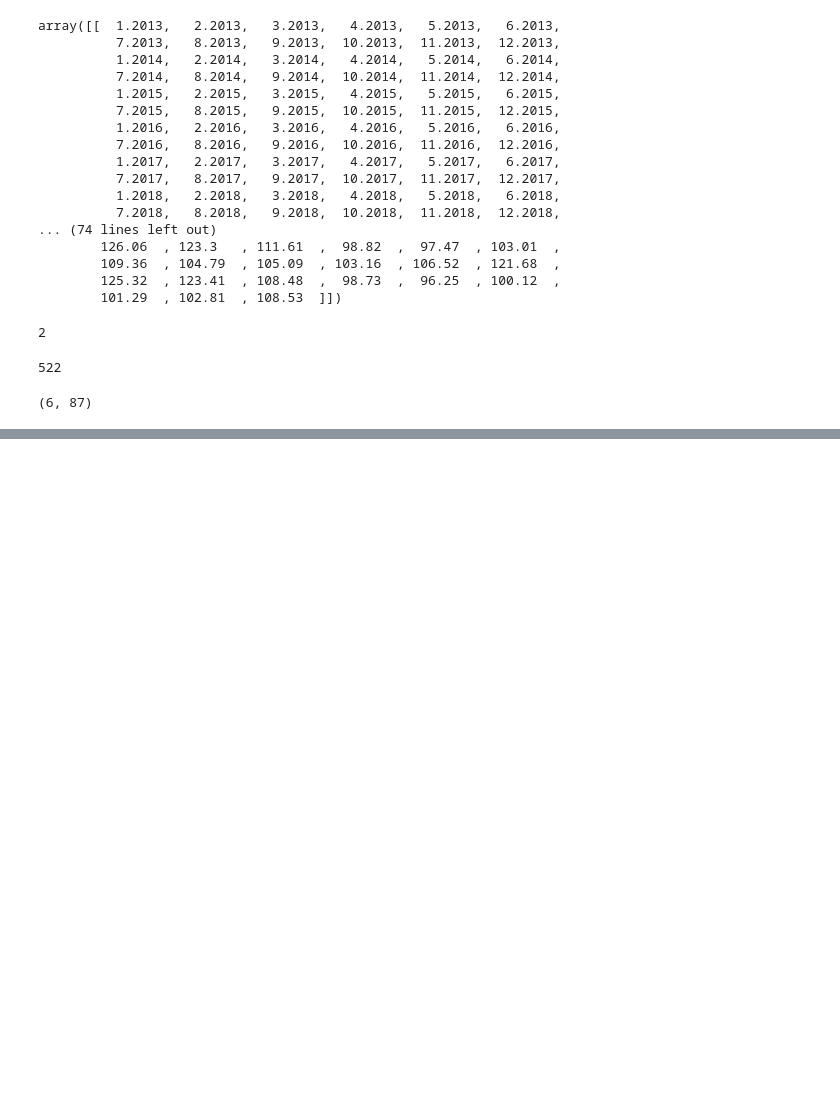
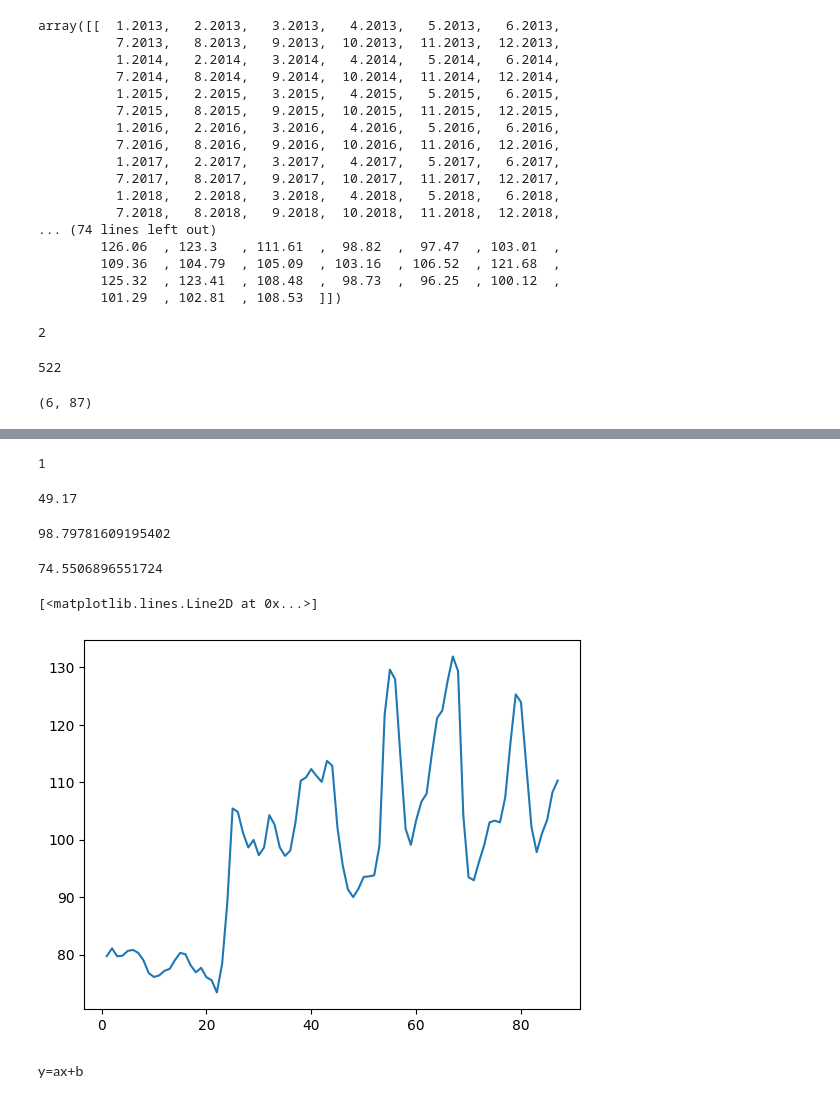
Before and after one commit to leogsantos/estudos-alura, a Jupyter notebook: Python/Python Data Science/Numpy/numpy_curso.ipynb, the cells around one changed output, grey strips where cells are left out. Drawn from its saved outputs; the diff is of its cells as text; code cells hidden in the pictures; blank space fills up the shorter version.

```diff
--- a/Python/Python Data Science/Numpy/numpy_curso.ipynb
+++ b/Python/Python Data Science/Numpy/numpy_curso.ipynb
@@ -53,0 +124,8 @@ plt.plot(datas, precos[:,0])
+# %%
+sum(np.isnan(Kaliningrad))
+# %% [output]
+1
+# %%
+(Kaliningrad[3]+Kaliningrad[5])/2
+# %% [output]
+49.17
@@ -53,0 +134,15 @@ plt.plot(datas, precos[:,0])
+# %%
+np.mean(Moscow)
+# %% [output]
+98.79781609195402
+# %%
+np.mean(Kaliningrad)
+# %% [output]
+74.5506896551724
+# %%
+plt.plot(datas, Moscow)
+# %% [output]
+[<matplotlib.lines.Line2D at 0x...>]
+[figure, added]
+# %% [markdown]
+y=ax+b
```
Also changed, not shown: parts of 15 cells of this notebook, 4 other files.
